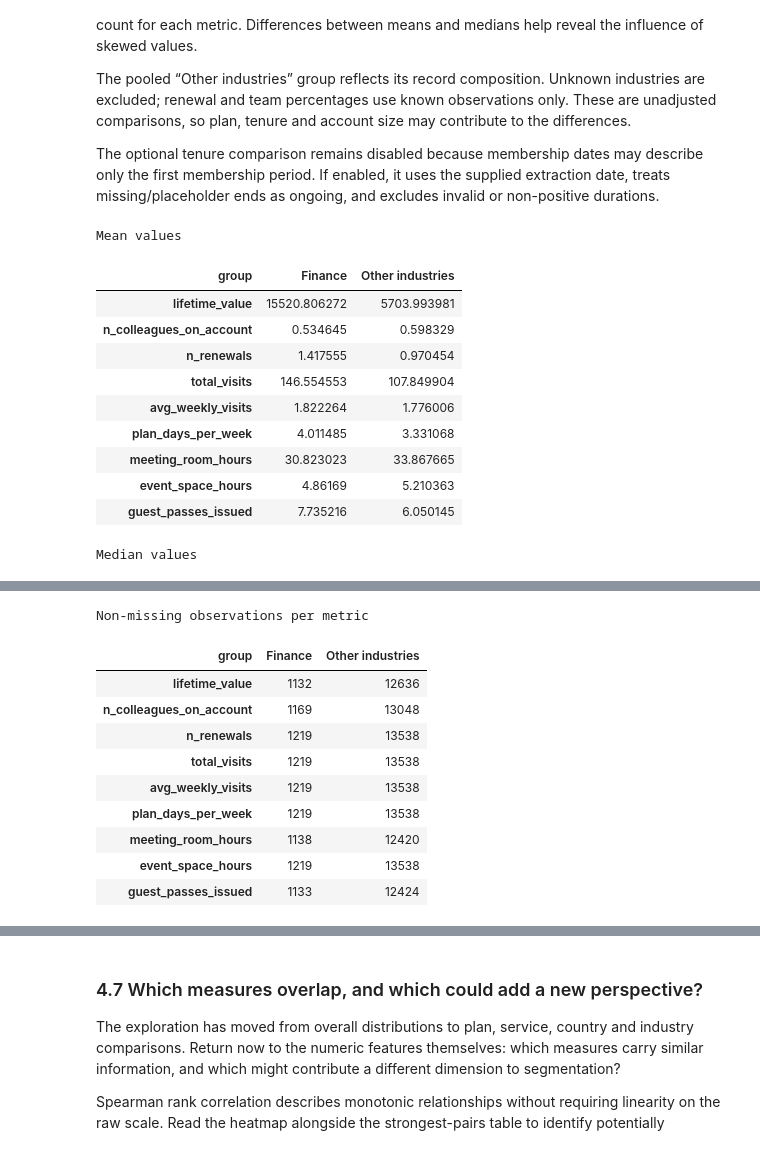
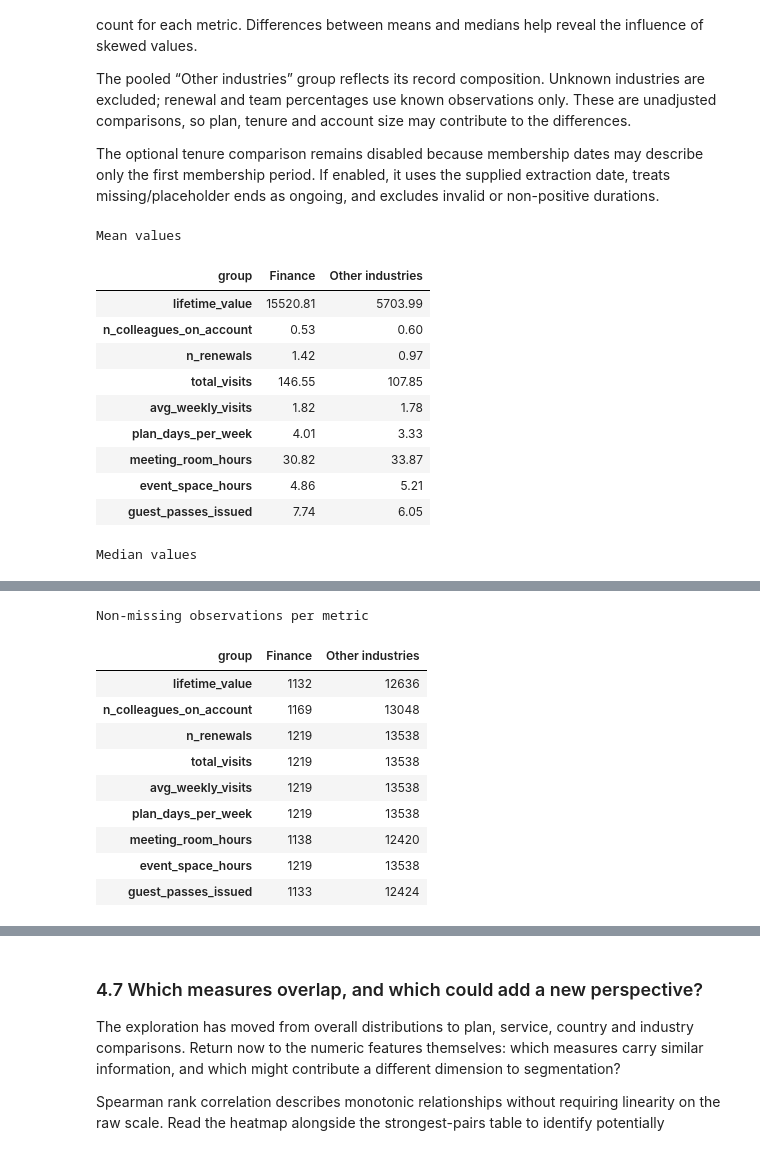
Before and after one commit to arfarfq/data_mining, a Jupyter notebook: notebooks/EDA.ipynb, the cells around one changed output, grey strips where cells are left out. Drawn from its saved outputs; the diff is of its cells as text; code cells hidden in the pictures.

```diff
--- a/notebooks/EDA.ipynb
+++ b/notebooks/EDA.ipynb
@@ -736,39 +853,36 @@ The pooled “Other industries” group reflects its record composition. Unknown
 
 The optional tenure comparison remains disabled because membership dates may describe only the first membership period. If enabled, it uses the supplied extraction date, treats missing/placeholder ends as ongoing, and excludes invalid or non-positive durations.
 # %%
+# Exclude records with unknown industry, then compare Finance with all other industries.
 comparison = segment_df.loc[segment_df["industry"].ne("unknown")].copy()
 comparison["group"] = np.where(comparison["industry"].eq("finance"), "Finance", "Other industries")
 grouped = comparison.groupby("group")
+
+# Compare means, medians and the number of available values for each metric.
 print("Mean values"); display(grouped[metrics].mean().T.round(2))
 print("Median values"); display(grouped[metrics].median().T.round(2))
 print("Non-missing observations per metric"); display(grouped[metrics].count().T)
+
+# Summarize group sizes, team-account share and the share with at least one renewal.
+# Percentages exclude records where the relevant value is missing.
 finance_summary = grouped.agg(
     records=("group", "size"), ltv_observations=("lifetime_value", "count"),
     known_team_status=("is_team_account", "count"), team_share_pct=("is_team_account", lambda x: x.mean() * 100),
     known_renewals=("n_renewals", "count"), renewed_share_pct=("n_renewals", lambda x: x.dropna().gt(0).mean() * 100))
-if USE_TENURE:
-    start = pd.to_datetime(comparison["membership_start"], errors="coerce", utc=True)
-    end = pd.to_datetime(comparison["membership_end"], errors="coerce", utc=True)
-    ongoing = comparison["membership_end"].isna() | end.eq(pd.Timestamp("1970-01-01", tz="UTC"))
-    effective_end = end.mask(ongoing, AS_OF).clip(upper=AS_OF)
-    months = (effective_end - start).dt.total_seconds() / (86400 * 30.4375)
-    comparison["membership_months"] = months.where(months > 0)
-    comparison["ltv_per_membership_month"] = comparison["lifetime_value"] / months.where(months >= 1)
-    tenure_summary = comparison.groupby("group")[["membership_months", "ltv_per_membership_month"]].median().rename(
-        columns={"membership_months": "median_membership_months", "ltv_per_membership_month": "median_ltv_per_month"})
-    finance_summary = finance_summary.join(tenure_summary)
+
+# Display the final comparison.
 display(finance_summary.round(2))
 # %% [output]
 Mean values
 | group | Finance | Other industries |
-| lifetime_value | 15520.806272 | 5703.993981 |
-| n_colleagues_on_account | 0.534645 | 0.598329 |
-| n_renewals | 1.417555 | 0.970454 |
-| total_visits | 146.554553 | 107.849904 |
-| avg_weekly_visits | 1.822264 | 1.776006 |
-| plan_days_per_week | 4.011485 | 3.331068 |
-| meeting_room_hours | 30.823023 | 33.867665 |
-| event_space_hours | 4.86169 | 5.210363 |
-| guest_passes_issued | 7.735216 | 6.050145 |
+| lifetime_value | 15520.81 | 5703.99 |
+| n_colleagues_on_account | 0.53 | 0.60 |
+| n_renewals | 1.42 | 0.97 |
+| total_visits | 146.55 | 107.85 |
+| avg_weekly_visits | 1.82 | 1.78 |
+| plan_days_per_week | 4.01 | 3.33 |
+| meeting_room_hours | 30.82 | 33.87 |
+| event_space_hours | 4.86 | 5.21 |
+| guest_passes_issued | 7.74 | 6.05 |
 Median values
 | group | Finance | Other industries |
```
Also changed, not shown: parts of 28 cells of this notebook, 4 other files.
